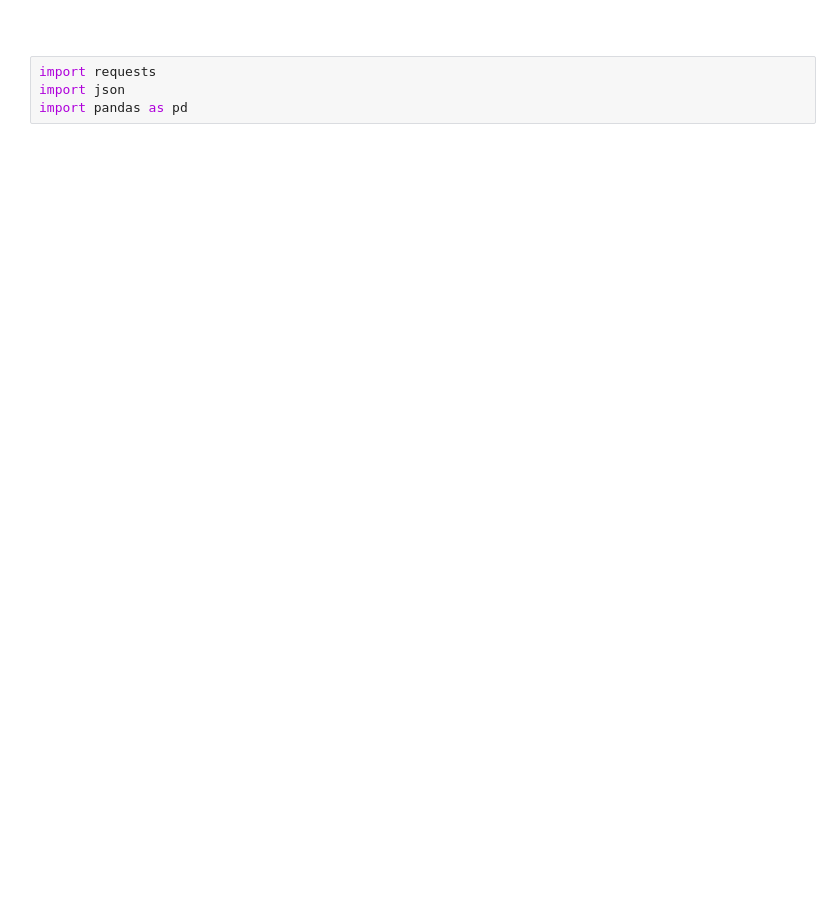
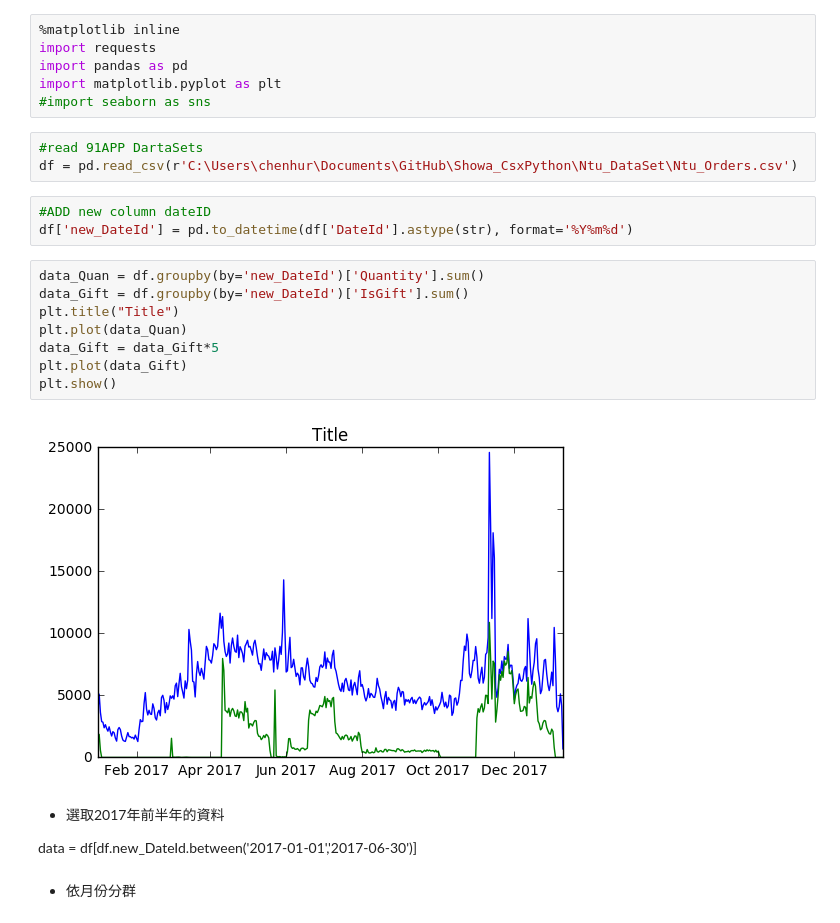
Before and after one commit to chenshowa/Showa_CsxPython, a Jupyter notebook: week_3/course_3_VIsualization_hw.ipynb, the cells around one changed output. Saved outputs shown, nothing was run; the diff lists cells and outputs as text; blank space fills up the shorter version.

```diff
--- a/week_3/course_3_VIsualization_hw.ipynb
+++ b/week_3/course_3_VIsualization_hw.ipynb
@@ -1,6 +15,28 @@
+# %%
+%matplotlib inline
+import requests
+import pandas as pd
+import matplotlib.pyplot as plt
+#import seaborn as sns
+# %%
+#read 91APP DartaSets
+df = pd.read_csv(r'C:\Users\chenhur\Documents\GitHub\Showa_CsxPython\Ntu_DataSet\Ntu_Orders.csv')
+# %%
+#ADD new column dateID
+df['new_DateId'] = pd.to_datetime(df['DateId'].astype(str), format='%Y%m%d')
+# %%
+data_Quan = df.groupby(by='new_DateId')['Quantity'].sum()
+data_Gift = df.groupby(by='new_DateId')['IsGift'].sum()
+plt.title("Title")
+plt.plot(data_Quan)
+data_Gift = data_Gift*5
+plt.plot(data_Gift)
+plt.show()
+# %% [output]
+[figure, added]
+# %% [markdown]
+* 選取2017年前半年的資料<b/>
+
+data = df[df.new_DateId.between('2017-01-01','2017-06-30')]
 # %% [markdown]
-##
+* 依月份分群
-# %%
-import requests
-import json
-import pandas as pd
```
Also changed, not shown: parts of 6 cells of this notebook, 4 other files.
